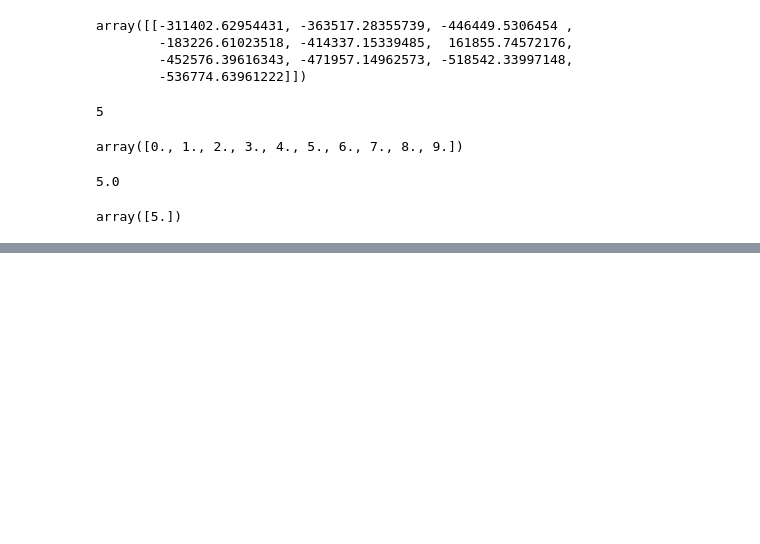
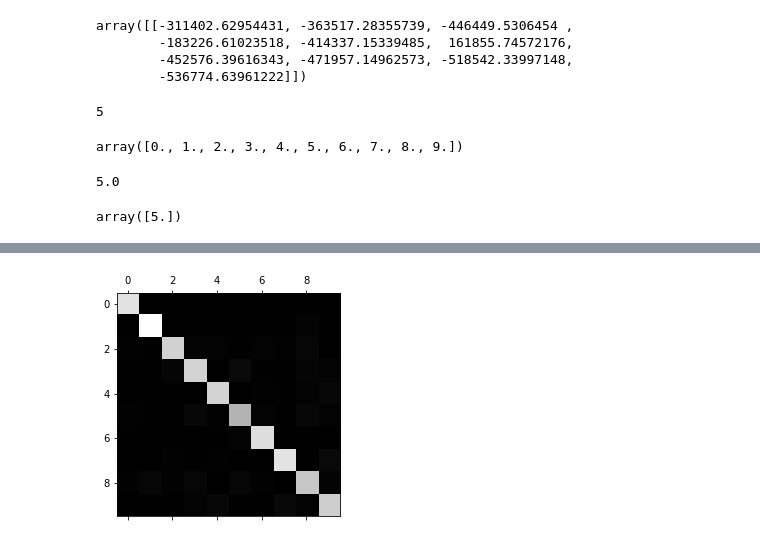
Before and after one commit to hankehly/handson-ml, a Jupyter notebook: Chapter 03 - Classification.ipynb, the cells around one changed output, grey strips where cells are left out. Drawn from its saved outputs; the diff is of its cells as text; code cells hidden in the pictures; blank space fills up the shorter version.

```diff
--- a/Chapter 03 - Classification.ipynb
+++ b/Chapter 03 - Classification.ipynb
@@ -433,0 +443,7 @@ array([5.])
+# %%
+from sklearn.preprocessing import StandardScaler
+
+scaler = StandardScaler()
+X_train_scaled = scaler.fit_transform(X_train.astype(np.float64))
+
+X_train[0], X_train_scaled[0]
@@ -433,0 +475,3 @@ array([5.])
+# %%
+y_train_pred = cross_val_predict(sgd_clf, X_train_scaled, y_train, cv=3)
+y_train[:5], y_train_pred[:5]
@@ -433,0 +480,3 @@ array([5.])
+# %%
+conf_mx = confusion_matrix(y_train, y_train_pred)
+conf_mx
@@ -433,0 +494,10 @@ array([5.])
+# %%
+# We can look at the confusion matrix with matplotlib
+# This plot looks good because most images are on the main diagonal axis
+# meaning they were classified correctly
+# Notice how 5 is slightly darker. This could be because there are less 5s in the dataset
+# or the classifier does not perform as well on 5s
+plt.matshow(conf_mx, cmap=plt.cm.gray)
+plt.show()
+# %% [output]
+[figure, added]
```
Also changed, not shown: parts of 18 cells of this notebook.
